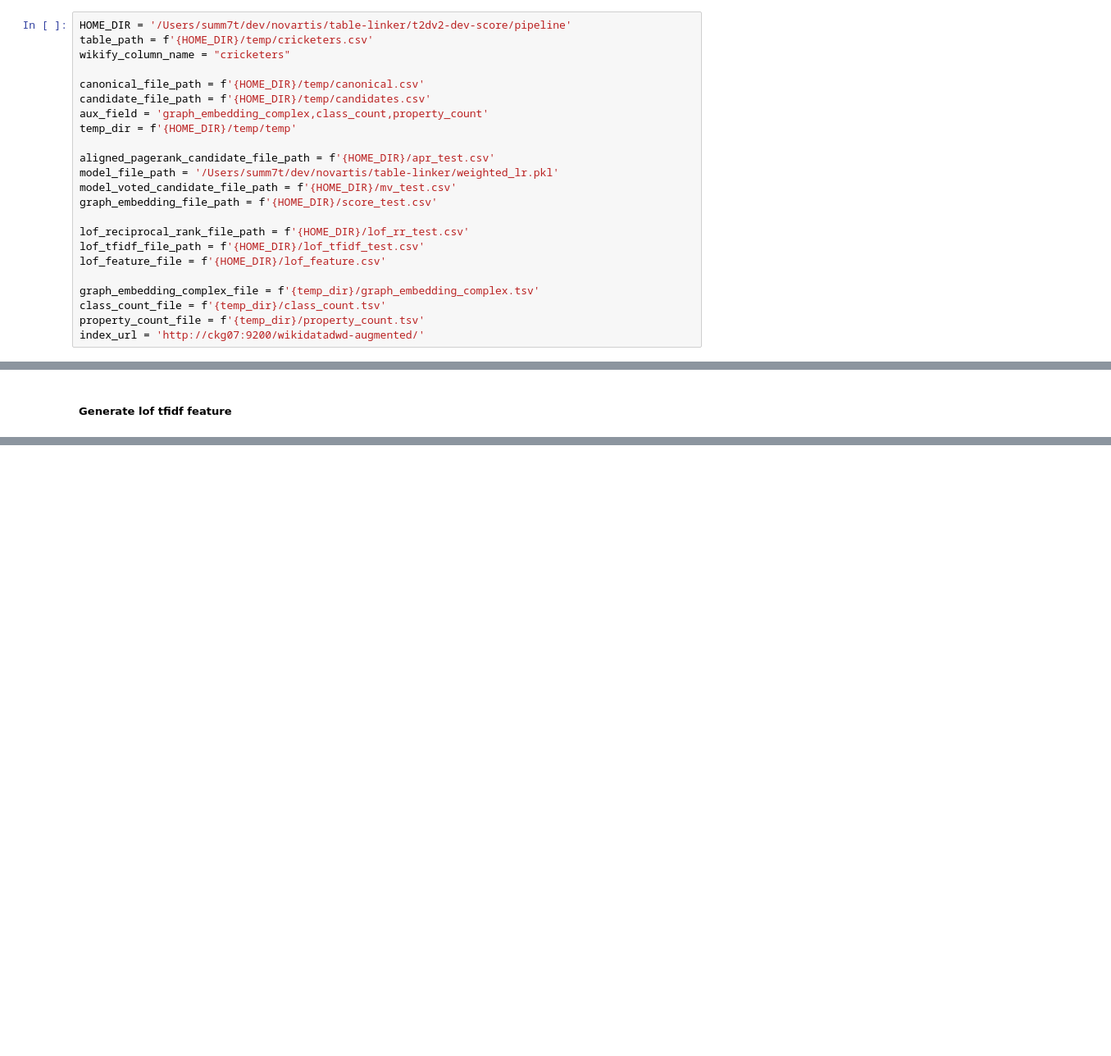
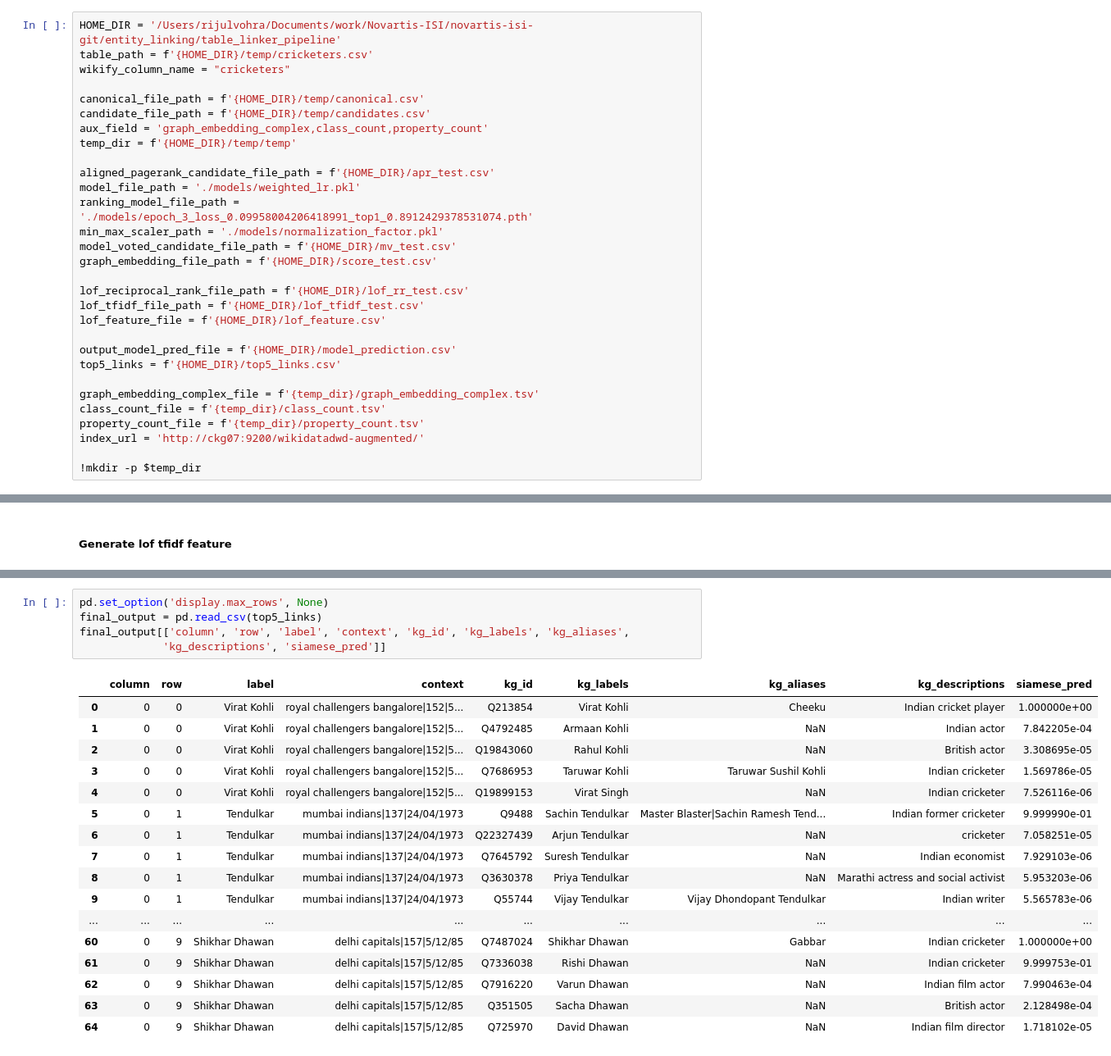
Before and after one commit to rijulvohra/table-linker-pipelines, a Jupyter notebook: table-linker-full-pipeline/lof-full-pipeline.ipynb, the cells around one changed output, grey strips where cells are left out. Shown: that part at 82% size. Cells and saved outputs as stored; diff of their text form; blank space fills up the shorter version.

Commit message:
Complete notebook with NN ranking model

```diff
--- a/table-linker-full-pipeline/lof-full-pipeline.ipynb
+++ b/table-linker-full-pipeline/lof-full-pipeline.ipynb
@@ -6,7 +11,7 @@ import glob
 import warnings
 warnings.simplefilter(action='ignore', category=FutureWarning)
 # %%
-HOME_DIR = '/Users/summ7t/dev/novartis/table-linker/t2dv2-dev-score/pipeline'
+HOME_DIR = '/Users/rijulvohra/Documents/work/Novartis-ISI/novartis-isi-git/entity_linking/table_linker_pipeline'
 table_path = f'{HOME_DIR}/temp/cricketers.csv'
 wikify_column_name = "cricketers"
 
@@ -16,7 +21,9 @@ aux_field = 'graph_embedding_complex,class_count,property_count'
 temp_dir = f'{HOME_DIR}/temp/temp'
 
 aligned_pagerank_candidate_file_path = f'{HOME_DIR}/apr_test.csv'
-model_file_path = '/Users/summ7t/dev/novartis/table-linker/weighted_lr.pkl'
+model_file_path = './models/weighted_lr.pkl'
+ranking_model_file_path = './models/epoch_3_loss_0.09958004206418991_top1_0.8912429378531074.pth'
+min_max_scaler_path = './models/normalization_factor.pkl'
 model_voted_candidate_file_path = f'{HOME_DIR}/mv_test.csv'
 graph_embedding_file_path = f'{HOME_DIR}/score_test.csv'
 
@@ -24,10 +31,15 @@ lof_reciprocal_rank_file_path = f'{HOME_DIR}/lof_rr_test.csv'
 lof_tfidf_file_path = f'{HOME_DIR}/lof_tfidf_test.csv'
 lof_feature_file = f'{HOME_DIR}/lof_feature.csv'
 
+output_model_pred_file = f'{HOME_DIR}/model_prediction.csv'
+top5_links = f'{HOME_DIR}/top5_links.csv'
+
 graph_embedding_complex_file = f'{temp_dir}/graph_embedding_complex.tsv'
 class_count_file = f'{temp_dir}/class_count.tsv'
 property_count_file = f'{temp_dir}/property_count.tsv'
 index_url = 'http://ckg07:9200/wikidatadwd-augmented/'
+
+!mkdir -p $temp_dir
 # %% [markdown]
 ### Canonicalize
 # %%
@@ -215,0 +292,23 @@ pd.read_csv(lof_feature_file, nrows=5)
+# %%
+pd.set_option('display.max_rows', None)
+final_output = pd.read_csv(top5_links)
+final_output[['column', 'row', 'label', 'context', 'kg_id', 'kg_labels', 'kg_aliases',
+             'kg_descriptions', 'siamese_pred']]
+# %% [output]
+|  | column | row | label | context | kg_id | kg_labels | kg_aliases | kg_descriptions | siamese_pred |
+| 0 | 0 | 0 | Virat Kohli | royal challengers bangalore|152|5... | Q213854 | Virat Kohli | Cheeku | Indian cricket player | 1.000000e+00 |
+| 1 | 0 | 0 | Virat Kohli | royal challengers bangalore|152|5... | Q4792485 | Armaan Kohli | NaN | Indian actor | 7.842205e-04 |
+| 2 | 0 | 0 | Virat Kohli | royal challengers bangalore|152|5... | Q19843060 | Rahul Kohli | NaN | British actor | 3.308695e-05 |
+| 3 | 0 | 0 | Virat Kohli | royal challengers bangalore|152|5... | Q7686953 | Taruwar Kohli | Taruwar Sushil Kohli | Indian cricketer | 1.569786e-05 |
+| 4 | 0 | 0 | Virat Kohli | royal challengers bangalore|152|5... | Q19899153 | Virat Singh | NaN | Indian cricketer | 7.526116e-06 |
+| 5 | 0 | 1 | Tendulkar | mumbai indians|137|24/04/1973 | Q9488 | Sachin Tendulkar | Master Blaster|Sachin Ramesh Tend... | Indian former cricketer | 9.999990e-01 |
+| 6 | 0 | 1 | Tendulkar | mumbai indians|137|24/04/1973 | Q22327439 | Arjun Tendulkar | NaN | cricketer | 7.058251e-05 |
+| 7 | 0 | 1 | Tendulkar | mumbai indians|137|24/04/1973 | Q7645792 | Suresh Tendulkar | NaN | Indian economist | 7.929103e-06 |
+| 8 | 0 | 1 | Tendulkar | mumbai indians|137|24/04/1973 | Q3630378 | Priya Tendulkar | NaN | Marathi actress and social activist | 5.953203e-06 |
+| 9 | 0 | 1 | Tendulkar | mumbai indians|137|24/04/1973 | Q55744 | Vijay Tendulkar | Vijay Dhondopant Tendulkar | Indian writer | 5.565783e-06 |
+| ... | ... | ... | ... | ... | ... | ... | ... | ... | ... |
+| 60 | 0 | 9 | Shikhar Dhawan | delhi capitals|157|5/12/85 | Q7487024 | Shikhar Dhawan | Gabbar | Indian cricketer | 1.000000e+00 |
+| 61 | 0 | 9 | Shikhar Dhawan | delhi capitals|157|5/12/85 | Q7336038 | Rishi Dhawan | NaN | Indian cricketer | 9.999753e-01 |
+| 62 | 0 | 9 | Shikhar Dhawan | delhi capitals|157|5/12/85 | Q7916220 | Varun Dhawan | NaN | Indian film actor | 7.990463e-04 |
+| 63 | 0 | 9 | Shikhar Dhawan | delhi capitals|157|5/12/85 | Q351505 | Sacha Dhawan | NaN | British actor | 2.128498e-04 |
+| 64 | 0 | 9 | Shikhar Dhawan | delhi capitals|157|5/12/85 | Q725970 | David Dhawan | NaN | Indian film director | 1.718102e-05 |
```
Also changed, not shown: parts of 16 cells of this notebook, 3 other files.
